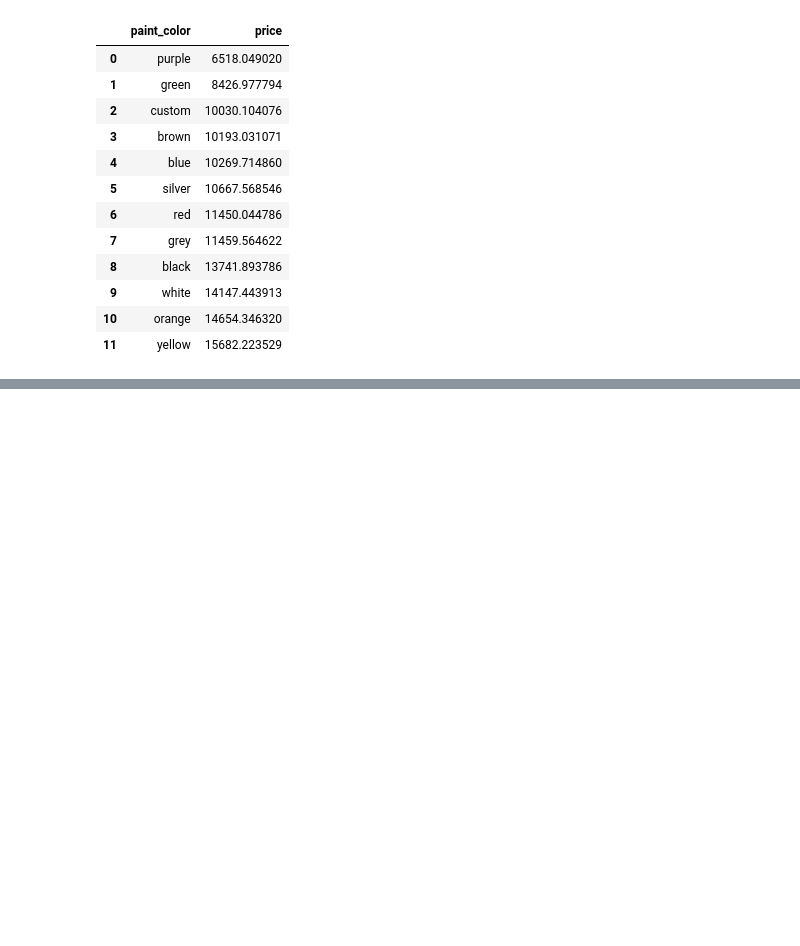
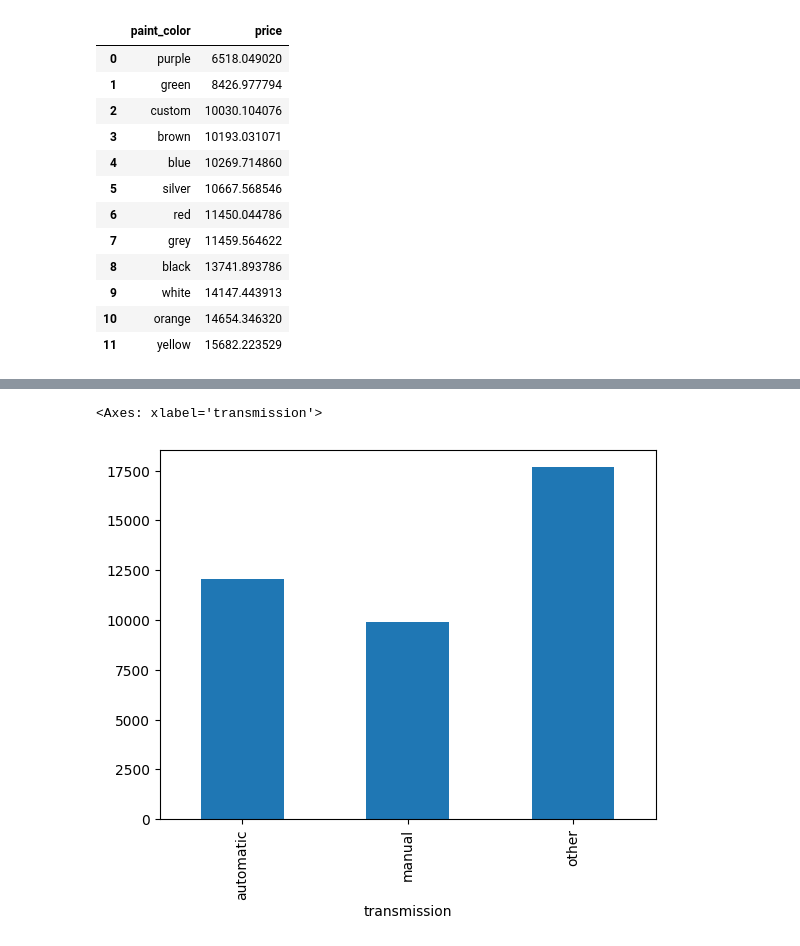
Before and after one commit to nelsonj1614/sdt_project, a Jupyter notebook: notebooks/eda.ipynb, the cells around one changed output, grey strips where cells are left out. Cells and saved outputs as stored; diff of their text form; code cells hidden in the pictures; blank space fills up the shorter version.

```diff
--- a/notebooks/eda.ipynb
+++ b/notebooks/eda.ipynb
@@ -132,0 +164,5 @@ px.bar(x=labels,y=values)
+# %%
+df.groupby('transmission')['price'].mean().plot(kind='bar')
+# %% [output]
+<Axes: xlabel='transmission'>
+[figure, added]
```
Also changed, not shown: parts of 5 cells of this notebook.
